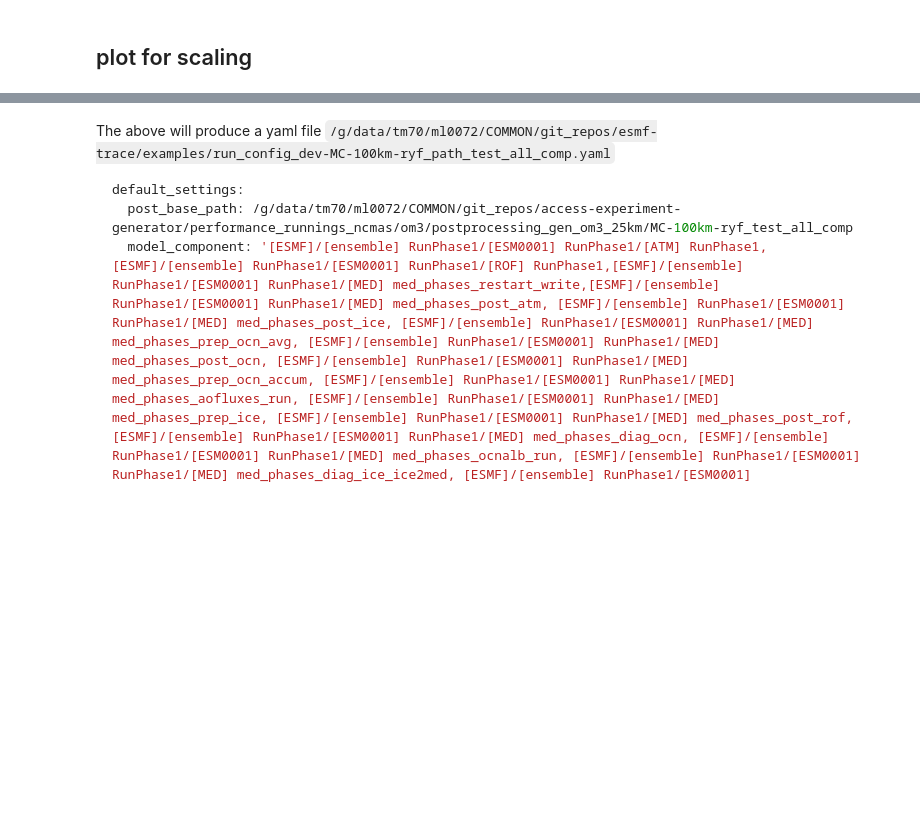
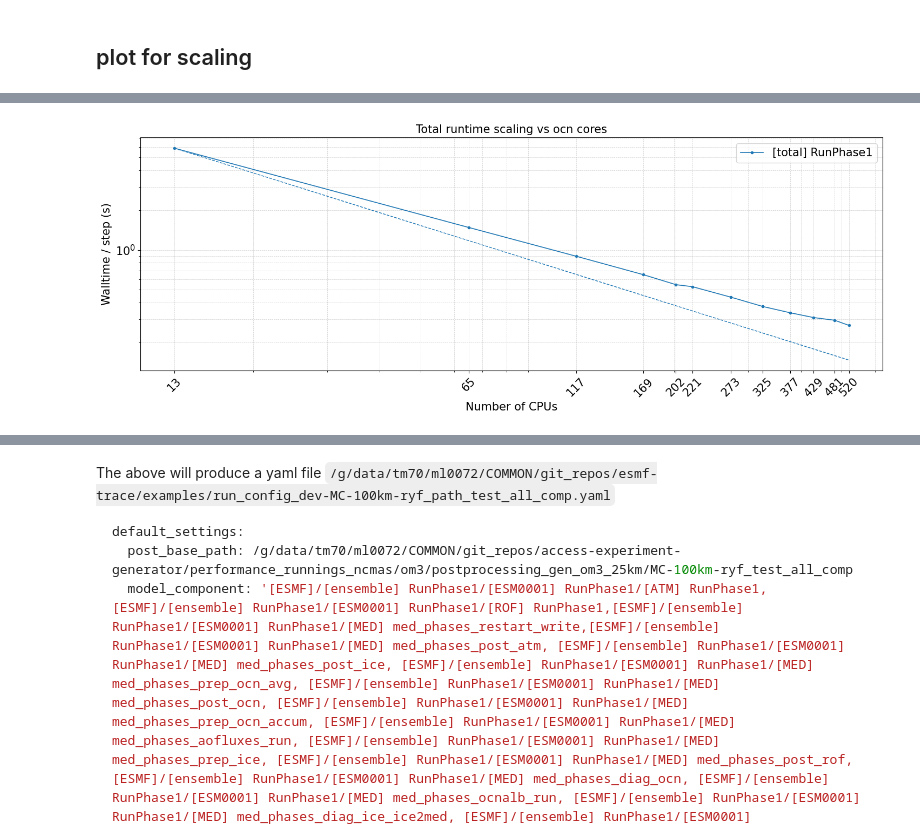
Before and after one commit to minghangli-uni/sandbox, a Jupyter notebook: scalings/esmf_trace_om3_mc100km_update.ipynb, the cells around one changed output, grey strips where cells are left out. Cells and saved outputs as stored; diff of their text form; code cells hidden in the pictures; blank space fills up the shorter version.

Commit message:
total scaling with different x-axis - tot cores vs ocn cores

```diff
--- a/scalings/esmf_trace_om3_mc100km_update.ipynb
+++ b/scalings/esmf_trace_om3_mc100km_update.ipynb
@@ -956,0 +1009,3 @@ def plot_efficiency(stats_df: pd.DataFrame,
+# %%
+df = pd.read_parquet(f"{post_base_path}/med_json_{suffix}_table.parquet")
+df
@@ -956,0 +1031,67 @@ def plot_efficiency(stats_df: pd.DataFrame,
+# %%
+plt.rcParams.update({
+    "font.size": 18,
+    "axes.titlesize": 15,
+    "axes.labelsize": 15,
+    "xtick.labelsize": 15,
+    "ytick.labelsize": 15,
+    "legend.fontsize": 15,
+})
+
+cores_tot = [26   , 91     , 156, 208,     221     , 286     , 351     , 416     , 481     , 546     , 611     , 663]
+cores_tot = [13, 65, 117, 169, 202, 221, 273, 325, 377, 429, 481, 520]
+cores_per_component = {
+    "[total] RunPhase1": cores_tot,
+    "[OCN] RunPhase1":  cores_tot,
+    "[MED-TO-OCN] RunPhase1": cores_tot,
+}
+
+new_vars = {
+    "[total] RunPhase1": [
+        "[ESMF]/[ensemble] RunPhase1/[ESM0001] RunPhase1/[OCN] RunPhase1",
+        "[ESMF]/[ensemble] RunPhase1/[ESM0001] RunPhase1/[MED-TO-OCN] RunPhase1"
+    ],
+#     "[OCN] RunPhase1": [
+#         "[ESMF]/[ensemble] RunPhase1/[ESM0001] RunPhase1/[OCN] RunPhase1",
+#     ],
+#     "[MED-TO-OCN] RunPhase1": [
+#         "[ESMF]/[ensemble] RunPhase1/[ESM0001] RunPhase1/[MED-TO-OCN] RunPhase1"
+#     ],
+}
+
+case_order = [
+    "postprocessing_dev-MC-100km-ryf_1",
+    "postprocessing_dev-MC-100km-ryf_2",
+    "postprocessing_dev-MC-100km-ryf_3",
+    "postprocessing_dev-MC-100km-ryf_4",
+    "postprocessing_dev-MC-100km-ryf_13",
+    # "postprocessing_dev-MC-100km-ryf_12",
+    "postprocessing_dev-MC-100km-ryf_5",
+    "postprocessing_dev-MC-100km-ryf_6",
+    "postprocessing_dev-MC-100km-ryf_7",
+    "postprocessing_dev-MC-100km-ryf_8",
+    "postprocessing_dev-MC-100km-ryf_9",
+    "postprocessing_dev-MC-100km-ryf_10",
+    "postprocessing_dev-MC-100km-ryf_11"
+]
+
+pivot_scaling_all_components = plot_scaling(
+    stats_df=df,
+    base_prefix=base_prefix,
+    ycol="tavg",
+    ylabel="Walltime / step (s)",
+    outputs=("combine",),
+    output_for_ideal="combine",
+    ideal_ref_index=0,
+    title="Total runtime scaling vs ocn cores",
+    subplot_by_component=False,
+    figsize=(15, 6),
+    cores_per_component=cores_per_component,
+    new_vars=new_vars,
+    loglog=True,
+    case_order=case_order,
+)
+
+pivot_scaling_all_components
+# %% [output]
+[figure, added]
```
Also changed, not shown: parts of 10 cells of this notebook.
